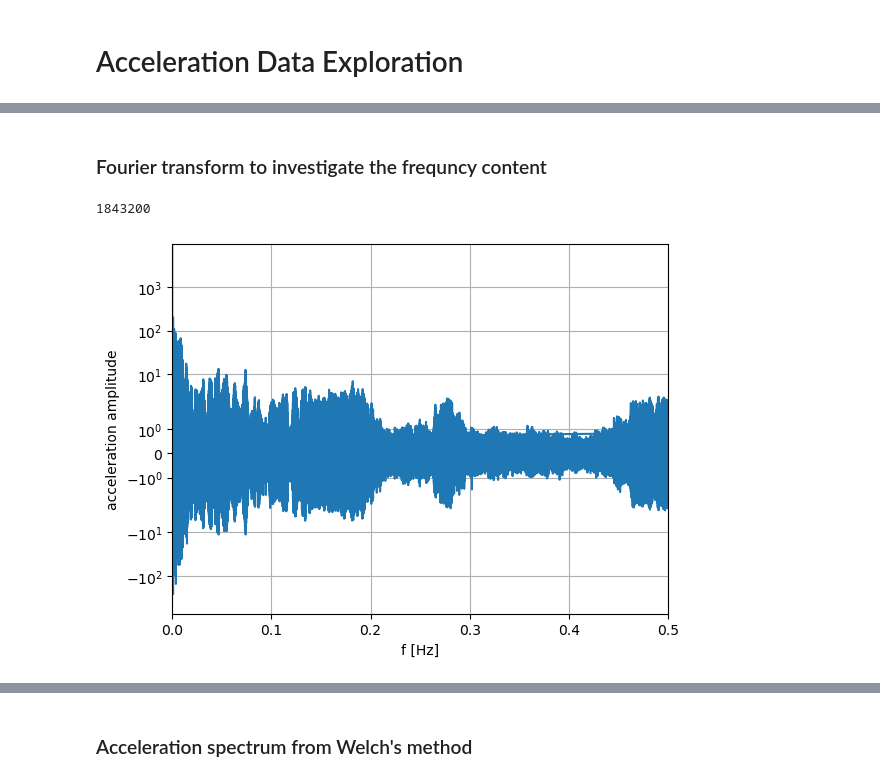
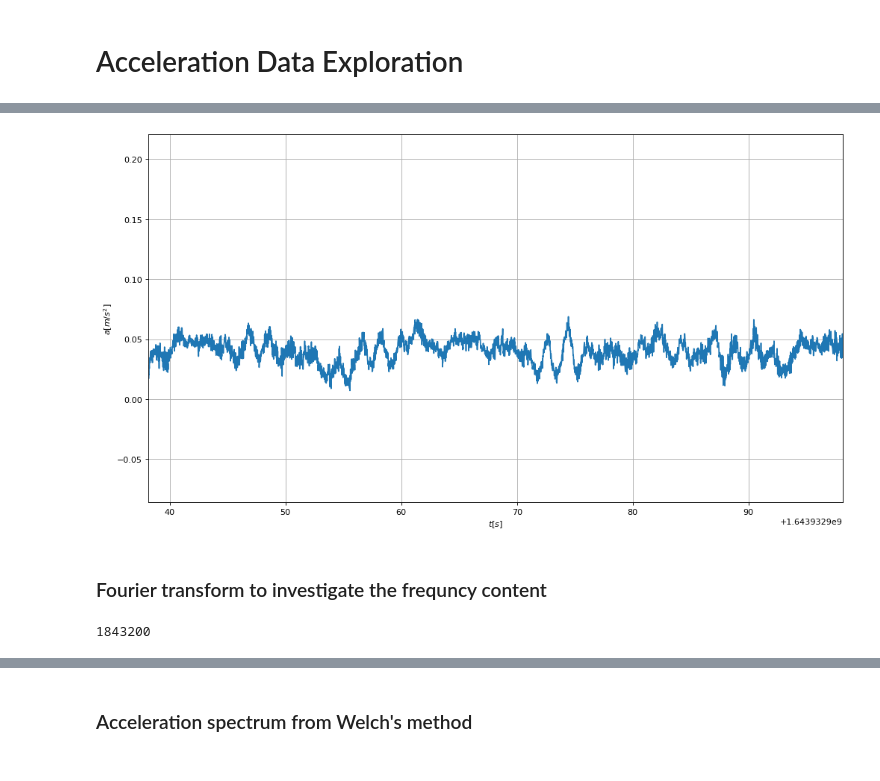
Before and after one commit to emilnebb/AOMA_Halogaland, a Jupyter notebook: data_exploration/acceleration_exploration.ipynb, the cells around one changed output, grey strips where cells are left out. Drawn from its saved outputs; the diff is of its cells as text; code cells hidden in the pictures.

```diff
--- a/data_exploration/acceleration_exploration.ipynb
+++ b/data_exploration/acceleration_exploration.ipynb
@@ -21,19 +29,17 @@ plt.show()
+# %%
+min = 1
+plt.figure(figsize=(15, 8), dpi=80)
+plt.plot(acc['timestamp'], acc['1y'])
+plt.xlabel('$t [s]$')
+plt.ylabel('$a [m/s^2]$')
+plt.grid()
+plt.xlim([acc['timestamp'][0], acc['timestamp'][64*60*min]])
+plt.show()
+# %% [output]
+[figure, added]
 # %% [markdown]
 ### Fourier transform to investigate the frequncy content
-# %%
-import matplotlib as mpl
-mpl.rcParams['agg.path.chunksize'] = 10000
-
-acc_fft = np.fft.fft(acc['1y'])
-freq = np.fft.fftfreq(acc['timestamp'].shape[-1])
-print(len(freq))
-plt.plot(freq, acc_fft.real)
-plt.xlabel("f [Hz]")
-plt.ylabel("acceleration amplitude")
-plt.xlim([0, 0.5])
-plt.yscale('symlog')
-plt.grid()
-plt.show()
-# %% [output]
-1843200
-[figure, removed]
+# %%
+print(acc['timestamp'].shape[0])
+# %% [output]
+1843200
```
Also changed, not shown: parts of 18 cells of this notebook, 4 other files.
